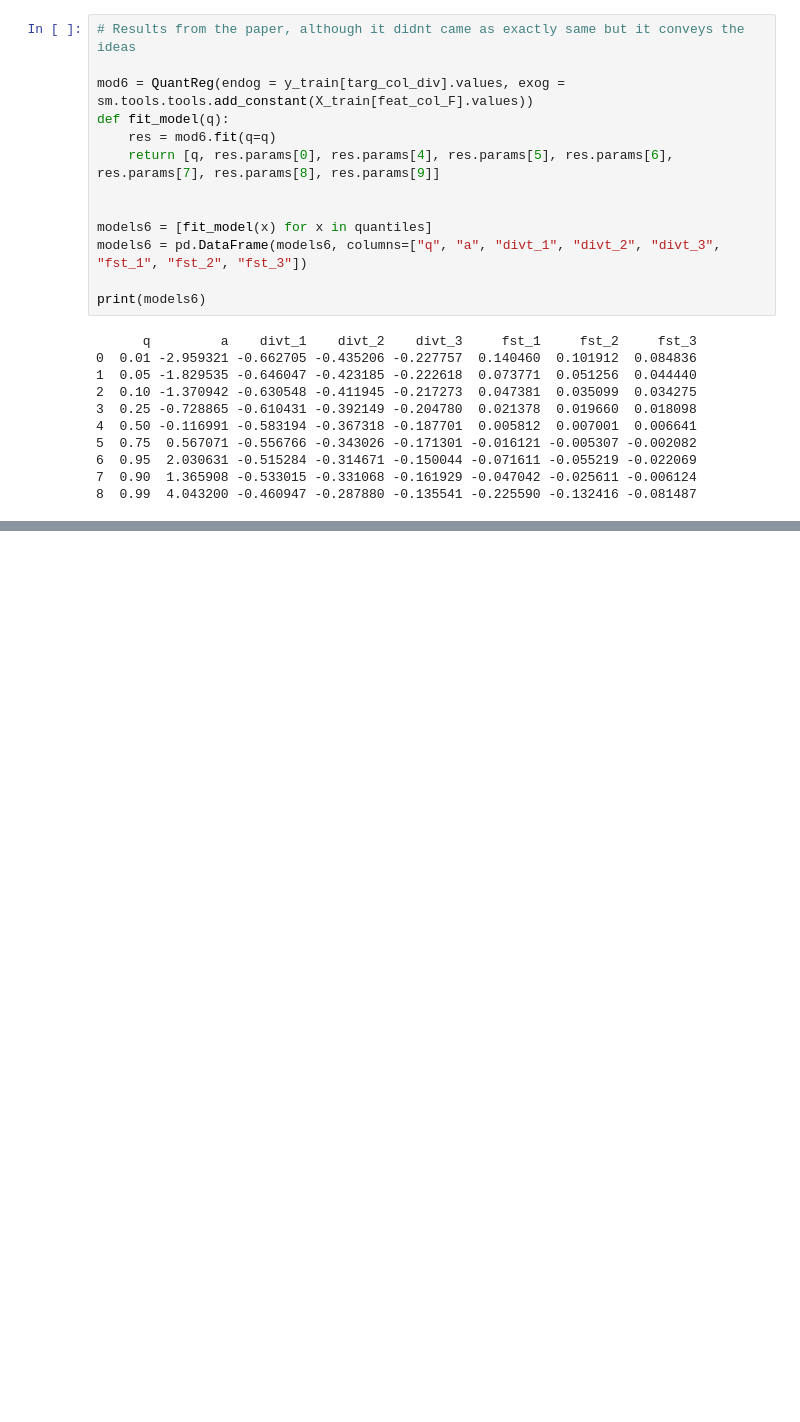
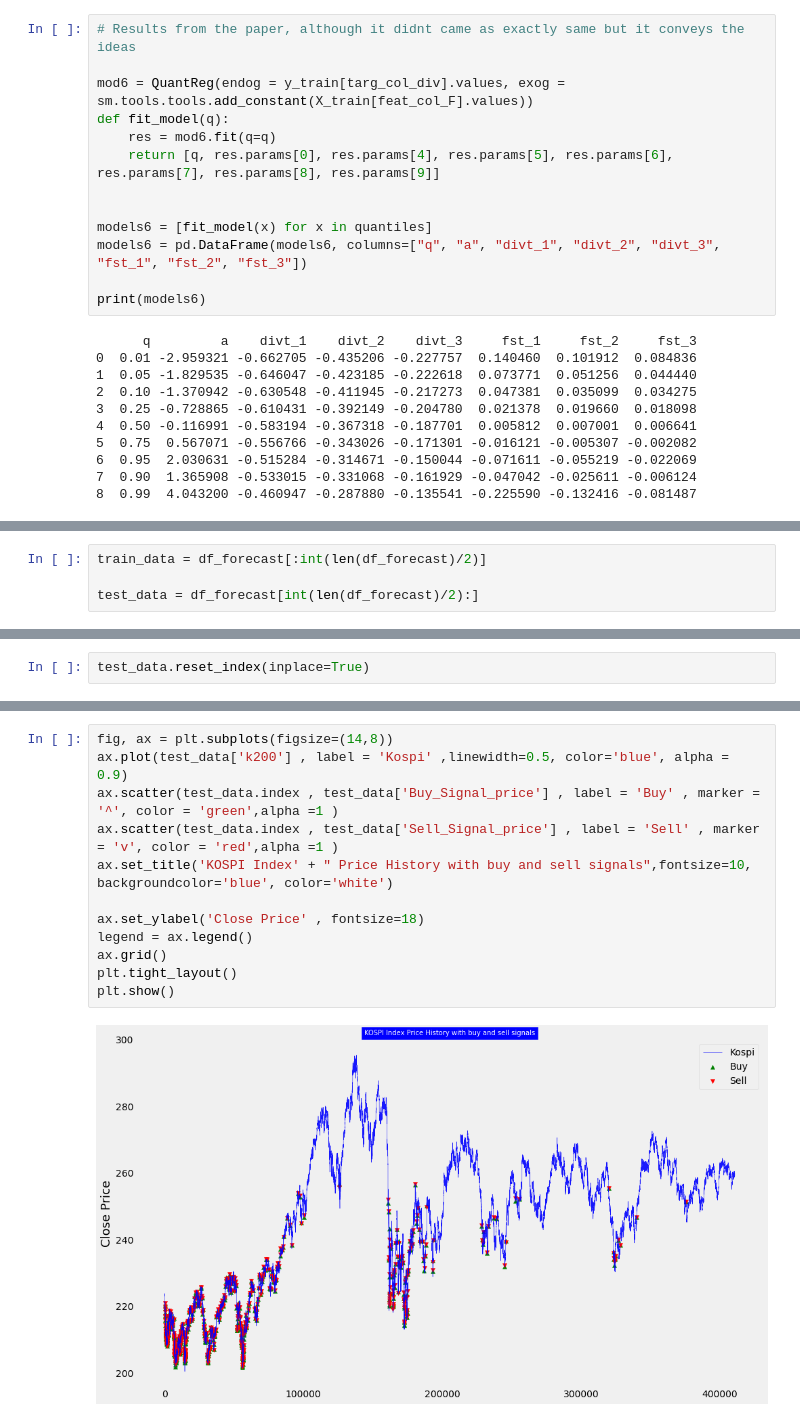
Before and after one commit to shivams289/Kaggle-Projects, a Jupyter notebook: Quantile_regression.ipynb, the cells around one changed output, grey strips where cells are left out. Cells and saved outputs as stored; diff of their text form; blank space fills up the shorter version.

```diff
--- a/Quantile_regression.ipynb
+++ b/Quantile_regression.ipynb
@@ -716,0 +744,4 @@ from sklearn.metrics import mean_squared_error
+# %%
+train_data = df_forecast[:int(len(df_forecast)/2)]
+
+test_data = df_forecast[int(len(df_forecast)/2):]
@@ -716,0 +757,2 @@ from sklearn.metrics import mean_squared_error
+# %%
+test_data.reset_index(inplace=True)
@@ -716,0 +819,14 @@ from sklearn.metrics import mean_squared_error
+# %%
+fig, ax = plt.subplots(figsize=(14,8))
+ax.plot(test_data['k200'] , label = 'Kospi' ,linewidth=0.5, color='blue', alpha = 0.9)
+ax.scatter(test_data.index , test_data['Buy_Signal_price'] , label = 'Buy' , marker = '^', color = 'green',alpha =1 )
+ax.scatter(test_data.index , test_data['Sell_Signal_price'] , label = 'Sell' , marker = 'v', color = 'red',alpha =1 )
+ax.set_title('KOSPI Index' + " Price History with buy and sell signals",fontsize=10, backgroundcolor='blue', color='white')
+
+ax.set_ylabel('Close Price' , fontsize=18)
+legend = ax.legend()
+ax.grid()
+plt.tight_layout()
+plt.show()
+# %% [output]
+[figure, added]
```
Also changed, not shown: parts of 15 cells of this notebook.
